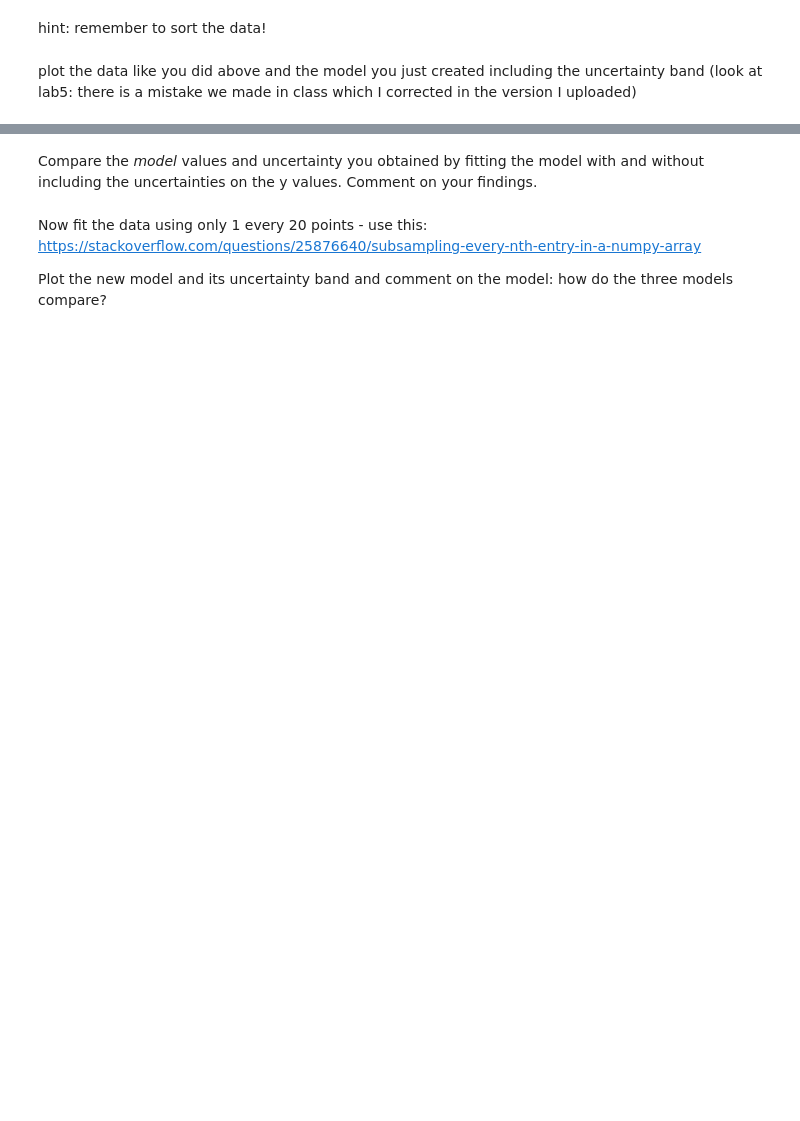
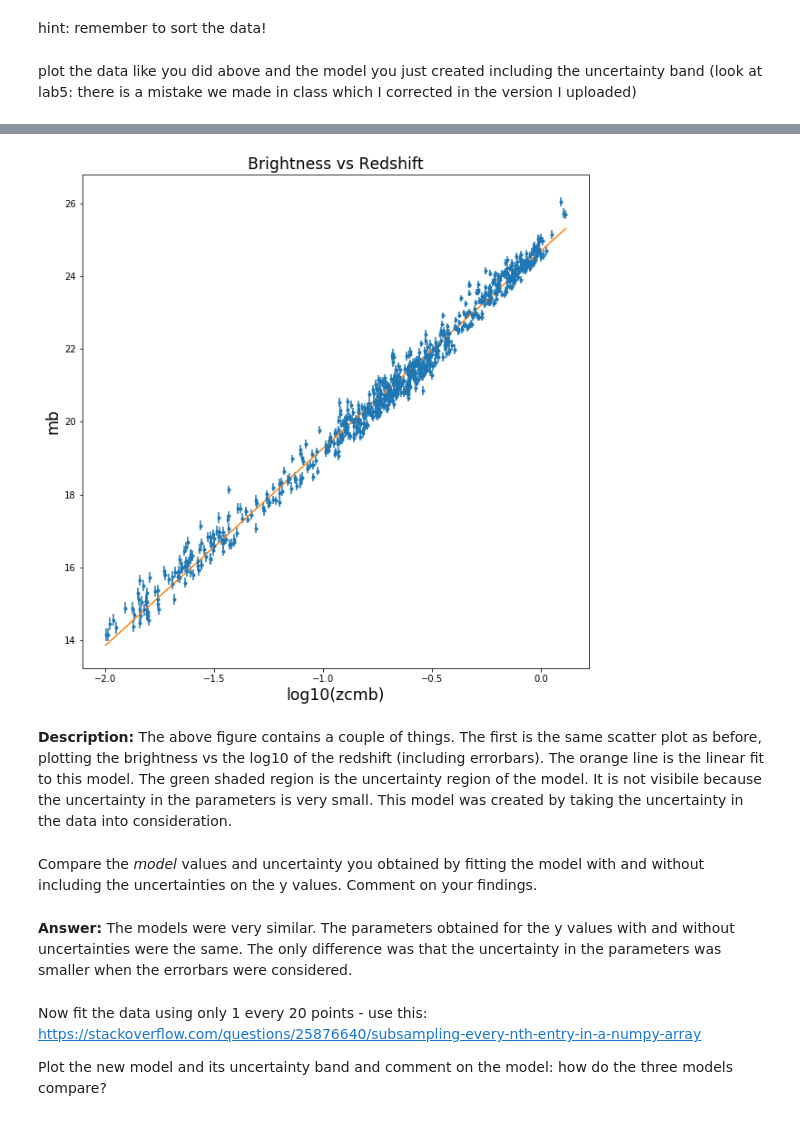
Before and after one commit to DesiPilla/DSPS_dPilla, a Jupyter notebook: HW6/SNdataLineFit.ipynb, the cells around one changed output, grey strips where cells are left out. Drawn from its saved outputs; the diff is of its cells as text; code cells hidden in the pictures; blank space fills up the shorter version.

````diff
--- a/HW6/SNdataLineFit.ipynb
+++ b/HW6/SNdataLineFit.ipynb
@@ -167,7 +166,3 @@ Description: This plot shows more clearly that the brightness increases as a fun
 For each model you fit below you should make a plot of the data and the model. Consider your fit to the data with the uncertainties your "baseline fit"
 # %% [markdown]
 Like we did in class: fit a line using ```scipy.optimize``` (lab 5). Do it without and with the uncertainties on your _y_ data (the ```curvefit``` argument to include uncertainties in the endogenous variable is ```sigma```). Report the variace and the covariance by printing your mode uncertainties explicitly as below:
-# %%
-#delete
-def line(x, a, b):
-...
@@ -179,0 +169,6 @@ parameters covariance = 0.00035
+# %%
+from scipy import optimize
+from scipy.optimize import curve_fit
+
+def line(x, a, b):
+  return a*x + b
@@ -179,0 +177,10 @@ parameters covariance = 0.00035
+# %%
+logZcmb = np.log10(zcmb)
+
+params, cov = curve_fit(line, logZcmb, mb)
+a1, b1 = params
+da1, db1 = np.sqrt(cov[0][0]), np.sqrt(cov[1][1])
+
+print("slope = %.1f \u00B1 %.3f" % (a1, da1))
+print("intercept = %.1f \u00B1 %.3f" % (b1, db1))
+print("parameters covariance = %.5f " % cov[0][1])
@@ -179,0 +193,9 @@ parameters covariance = 0.00035
+# %%
+sig = np.zeros(len(mb)) + np.std(uncertainty)
+params, cov = curve_fit(line, logZcmb, mb, sigma = uncertainty, absolute_sigma = True)
+a2, b2 = params
+da2, db2 = np.sqrt(cov[0][0]), np.sqrt(cov[1][1])
+
+print("slope = %.1f \u00B1 %.3f" % (a2, da2))
+print("intercept = %.1f \u00B1 %.3f" % (b2, db2))
+print("parameters covariance = %.5f " % cov[0][1])
@@ -187,5 +210,27 @@ plot the data like you did above and the model you just created including the un
+# %%
+fig = plt.figure(figsize = (10, 10));
+ax = fig.add_subplot(1, 1, 1)
+ax.scatter(logZcmb, mb, s = 1)
+ax.errorbar(logZcmb, mb, xerr=None, yerr=uncertainty, fmt='.')
+
+modelMb = line(logZcmb, a2, b2)
+maxMb = line(logZcmb, a2 + np.sqrt(cov[0][0]), b2 + np.sqrt(cov[1][1]))
+minMb = line(logZcmb, a2 - np.sqrt(cov[0][0]), b2 - np.sqrt(cov[1][1]))
+
+ax.plot(logZcmb, modelMb)
+ax.fill_between(logZcmb, maxMb, minMb, alpha = 0.5)
+
+ax.set_title("Brightness vs Redshift", fontsize = "xx-large")
+ax.set_xlabel("log10(zcmb)", fontsize = "xx-large")
+ax.set_ylabel("mb", fontsize = "xx-large");
+# %% [output]
+[figure, added]
+# %% [markdown]
+**Description:** The above figure contains a couple of things. The first is the same scatter plot as before, plotting the brightness vs the log10 of the redshift (including errorbars). The orange line is the linear fit to this model. The green shaded region is the uncertainty region of the model. It is not visibile because the uncertainty in the parameters is very small. This model was created by taking the uncertainty in the data into consideration.
 # %% [markdown]
 Compare the *model* values and uncertainty you obtained by fitting the model with and without including the uncertainties on the y values.  Comment on your findings.
+# %% [markdown]
+**Answer:** The models were very similar. The parameters obtained for the y values with and without uncertainties were the same. The only difference was that the uncertainty in the parameters was smaller when the errorbars were considered.
 # %% [markdown]
 Now fit the data using only 1 every 20 points - use this: https://stackoverflow.com/questions/25876640/subsampling-every-nth-entry-in-a-numpy-array
 
````
Also changed, not shown: parts of 17 cells of this notebook.
